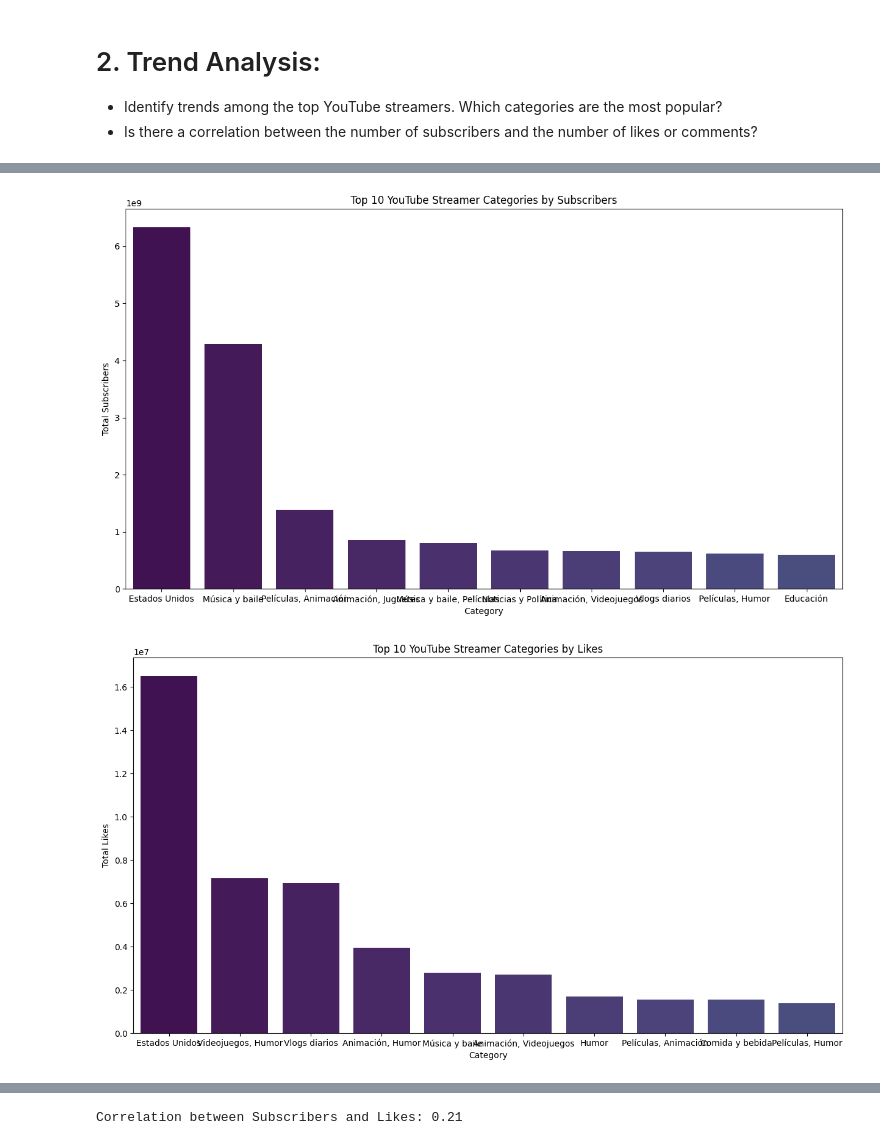
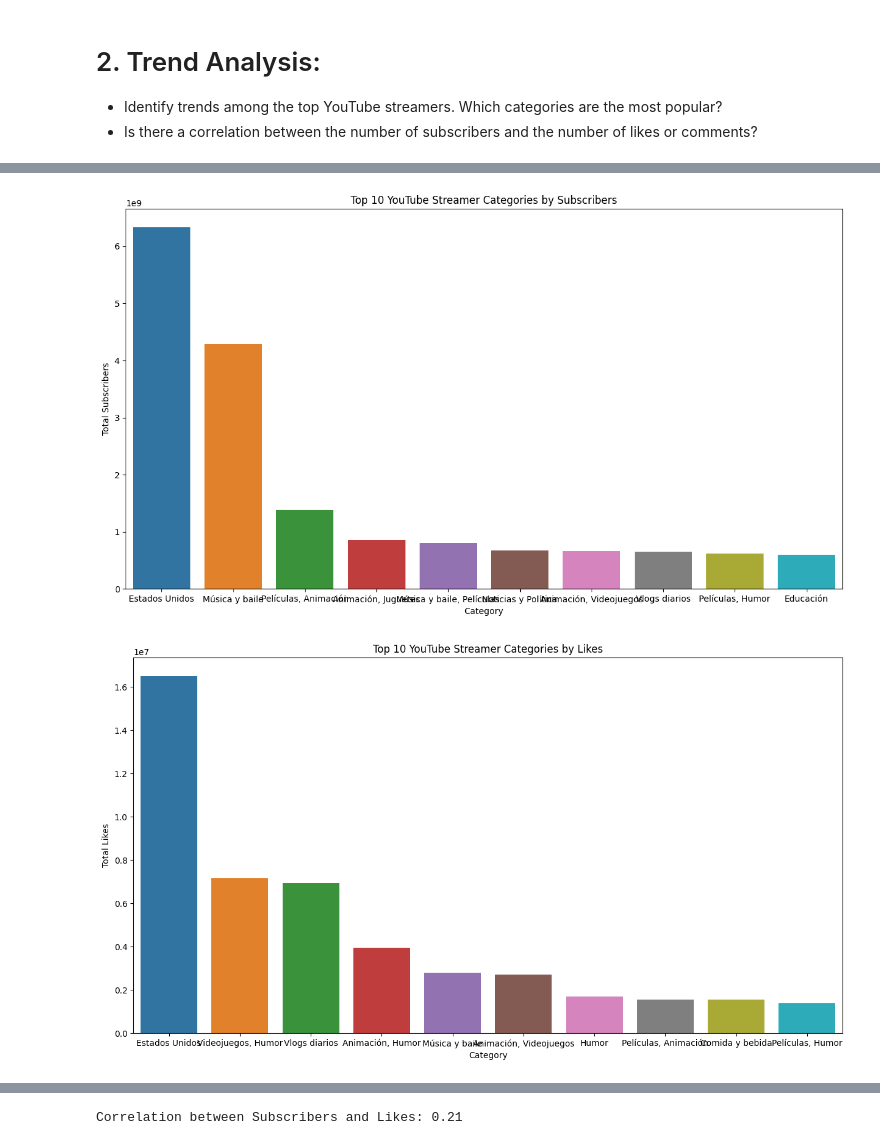
Before and after one commit to AndheraYoddha/-TASK-INTERN-CAREER, a Jupyter notebook: Youtube_Streamer.ipynb, the cells around one changed output, grey strips where cells are left out. Drawn from its saved outputs; the diff is of its cells as text; code cells hidden in the pictures.

```diff
--- a/Youtube_Streamer.ipynb
+++ b/Youtube_Streamer.ipynb
@@ -198,14 +198,14 @@ sorted_data = category_subs.sort_values(by='Suscribers', ascending=False)
 # %%
 sorted_data = category_subs.sort_values(by='Suscribers', ascending=False)
 plt.figure(figsize=(15, 8))
-sns.barplot(x='Categories', y='Suscribers', data=sorted_data.head(10), palette=colors)
+sns.barplot(x='Categories', y='Suscribers', data=sorted_data.head(10))
 plt.title('Top 10 YouTube Streamer Categories by Subscribers')
 plt.xlabel('Category')
 plt.ylabel('Total Subscribers')
 
 plt.show()
 # %% [output]
-[figure, old version]
+[figure, new version]
 # %%
 category_likes=df.groupby('Categories')['Likes'].sum().reset_index()#category famous in terms of subscribers
 # %%
@@ -213,14 +213,14 @@ sorted_data = category_likes.sort_values(by='Likes', ascending=False)
 # %%
 sorted_data = category_likes.sort_values(by='Likes', ascending=False)
 plt.figure(figsize=(15, 8))
-sns.barplot(x='Categories', y='Likes', data=sorted_data.head(10), palette=colors)
+sns.barplot(x='Categories', y='Likes', data=sorted_data.head(10))
 plt.title('Top 10 YouTube Streamer Categories by Likes')
 plt.xlabel('Category')
 plt.ylabel('Total Likes')
 
 plt.show()
 # %% [output]
-[figure, old version]
+[figure, new version]
 # %%
 df.head()
 # %% [output]
```
Also changed, not shown: parts of 18 cells of this notebook.
